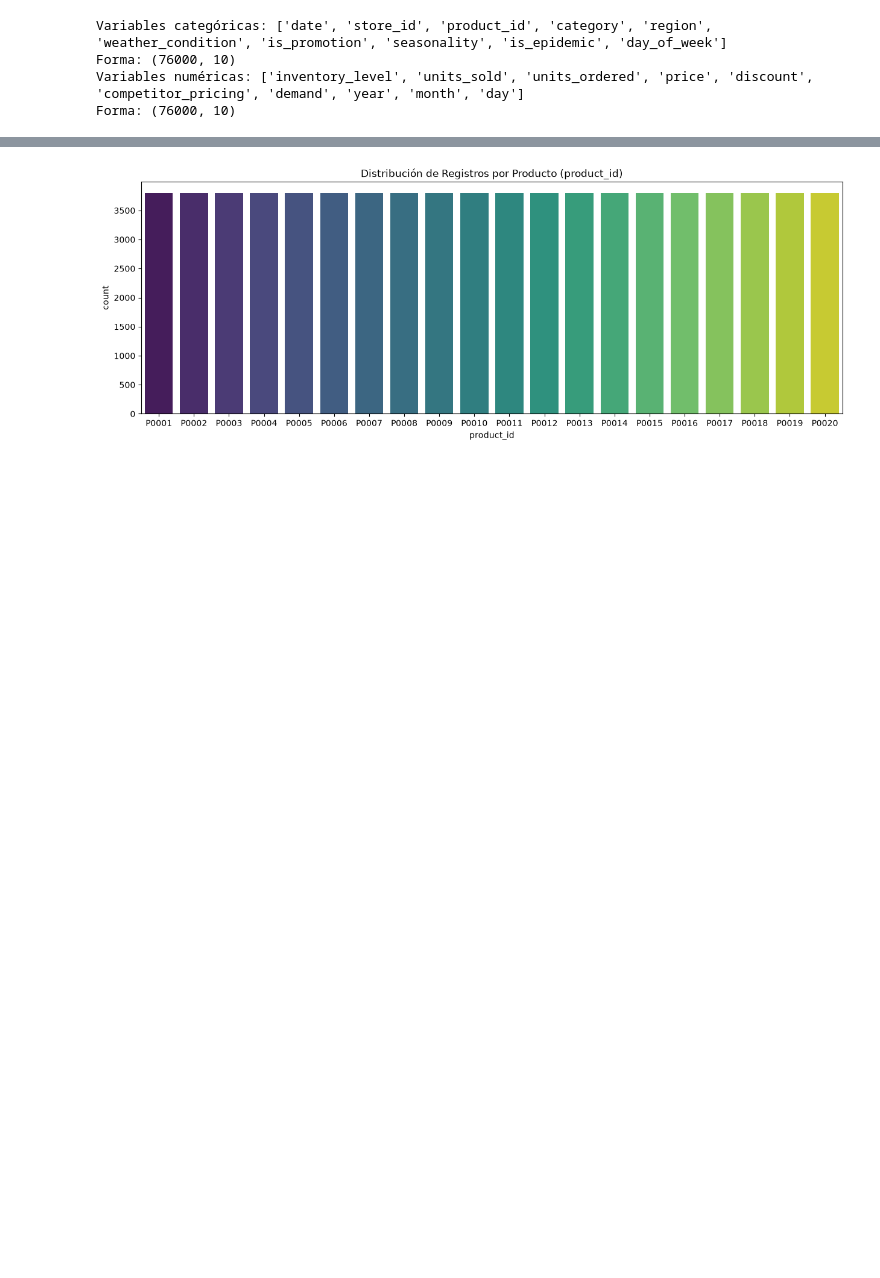
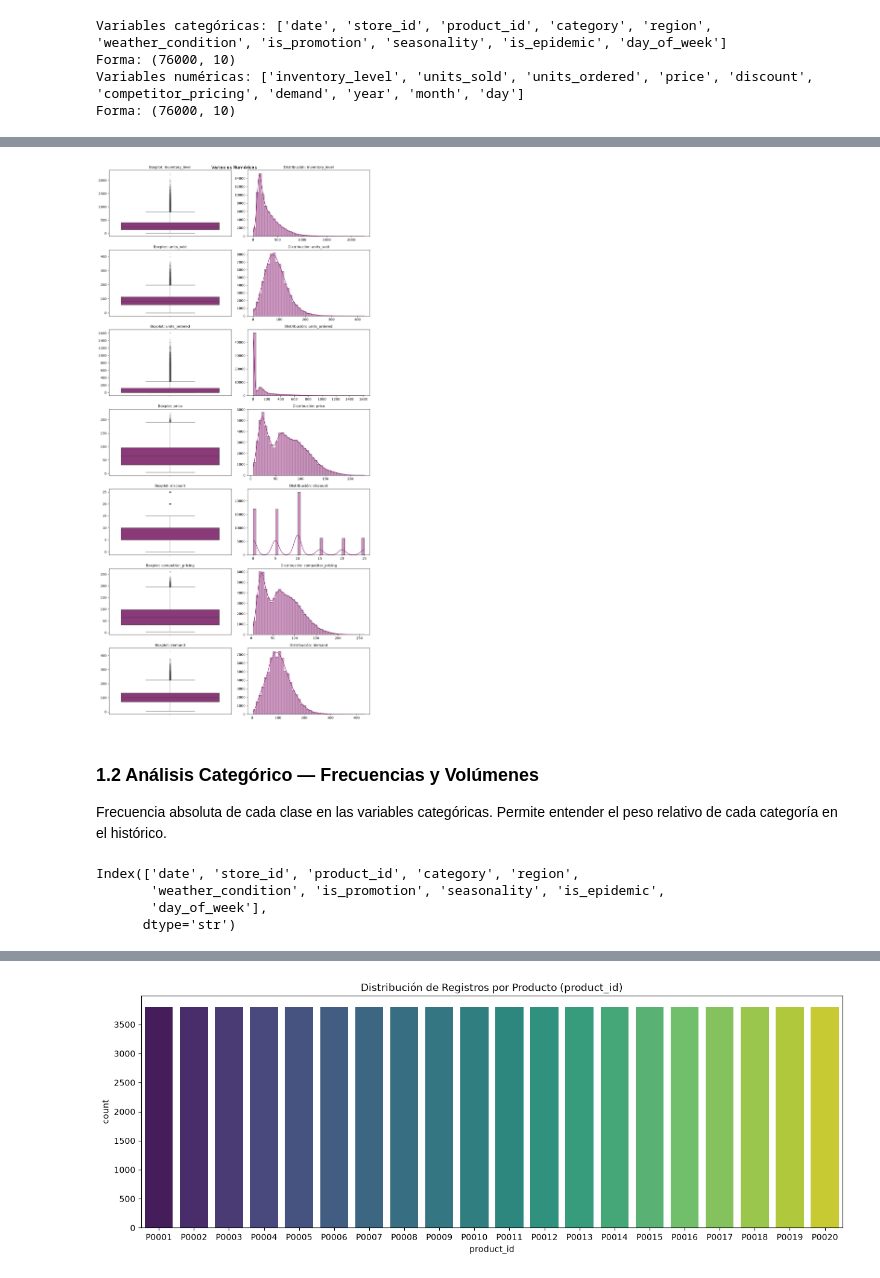
Before and after one commit to diegorod14/20261_Business_Predictive_Analytics, a Jupyter notebook: Notebooks/EDA.ipynb, the cells around one changed output, grey strips where cells are left out. Drawn from its saved outputs; the diff is of its cells as text; code cells hidden in the pictures; blank space fills up the shorter version.

```diff
--- a/Notebooks/EDA.ipynb
+++ b/Notebooks/EDA.ipynb
@@ -79,0 +96,35 @@ plt.show()
+# %%
+columnas_num = [col for col in df_num.columns if col not in ['year', 'month', 'day']]
+
+fig, axes = plt.subplots(nrows=len(columnas_num), ncols=2,
+                          figsize=(12, 3.5 * len(columnas_num)))
+
+for i, col in enumerate(columnas_num):
+    color = sns.color_palette('magma')[2]
+
+    sns.boxplot(data=df_num, y=col, ax=axes[i, 0], color=color,
+                flierprops={'marker': 'o', 'alpha': 0.2, 'markersize': 3})
+    axes[i, 0].set_title(f'Boxplot: {col}', fontsize=11)
+    axes[i, 0].set(xlabel='', ylabel='')
+
+    sns.histplot(data=df_num, x=col, bins=40, kde=True,
+                 ax=axes[i, 1], color=color)
+    axes[i, 1].set_title(f'Distribución: {col}', fontsize=11)
+    axes[i, 1].set(xlabel='', ylabel='')
+
+plt.suptitle('Variables Numéricas', fontsize=14)
+plt.tight_layout()
+plt.show()
+# %% [output]
+[figure, added]
+# %% [markdown]
+### 1.2 Análisis Categórico — Frecuencias y Volúmenes
+
+Frecuencia absoluta de cada clase en las variables categóricas. Permite entender el peso relativo de cada categoría en el histórico.
+# %%
+df_cat.columns
+# %% [output]
+Index(['date', 'store_id', 'product_id', 'category', 'region',
+       'weather_condition', 'is_promotion', 'seasonality', 'is_epidemic',
+       'day_of_week'],
+      dtype='str')
```
Also changed, not shown: parts of 35 cells of this notebook, 8 other files.
